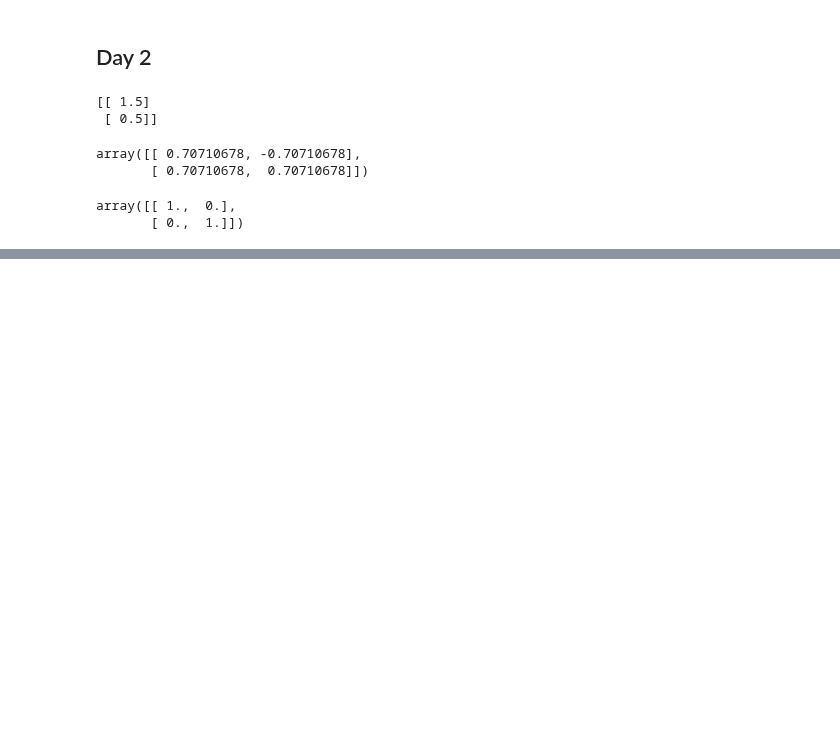
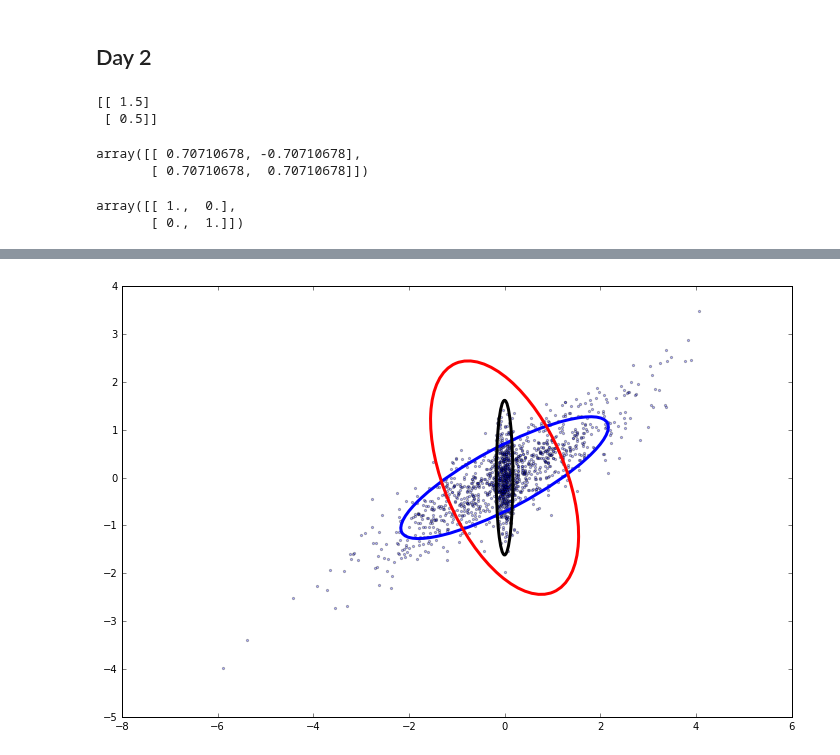
Before and after one commit to lionfish0/dp, a Jupyter notebook: Untitled.ipynb, the cells around one changed output, grey strips where cells are left out. Cells and saved outputs as stored; diff of their text form; code cells hidden in the pictures; blank space fills up the shorter version.

```diff
--- a/Untitled.ipynb
+++ b/Untitled.ipynb
@@ -124,0 +179,30 @@ array([[ 1.,  0.],
+# %%
+def expand_covariance(A,B):
+    """Expand A to include all of B's covariances"""
+    newA = A.copy()
+    print "==="
+    while (True): #this will end when there are no eigenvalues>1
+        print "---"
+        T = np.dot(np.linalg.inv(newA),B)
+        print "T:"
+        print T
+        evals,P = np.linalg.eig(T)
+        indices = np.where(evals>1.0)[0]
+        print "eigenvalues"
+        print evals
+        if len(indices)<1:
+            return newA #nothing to do
+        index = indices[0]
+        print "index: %d" % index
+        Pinv = np.linalg.inv(P)
+        Atwist = np.dot(np.dot(Pinv,newA),P)
+        print "Atwist"
+        print Atwist
+        S = np.eye(len(A))
+        S[index,index] = evals[index]
+        newA = np.dot(S,Atwist)
+        print "S.Atwist"
+        print newA
+        newA = np.dot(np.dot(P,newA),Pinv)
+        print "rotated back"
+        print newA
@@ -124,0 +234,8 @@ array([[ 1.,  0.],
+# %%
+A =np.array([[ 1.02 , 0.49,  0.43], [ 0.49,  0.36 , 0.23], [ 0.43,  0.23,  0.3 ]])
+B = np.array([[ 0.01 , 0. ,   0.  ], [ 0.  ,  0.29 , 0.32], [ 0.   , 0.32  ,0.37]])
+# %%
+print A
+print B
+newA = expand_covariance(A,B)
+print newA
@@ -124,0 +260,8 @@ array([[ 1.,  0.],
+# %%
+fig = plt.figure(0,figsize=[12,12])
+ax = fig.add_subplot(111, aspect='equal')
+plotcov(ax,A,'b')
+plotcov(ax,B,'k')
+plotcov(ax,newA,'r')
+# %% [output]
+[figure, added]
```
Also changed, not shown: parts of 55 cells of this notebook, 5 other files.
